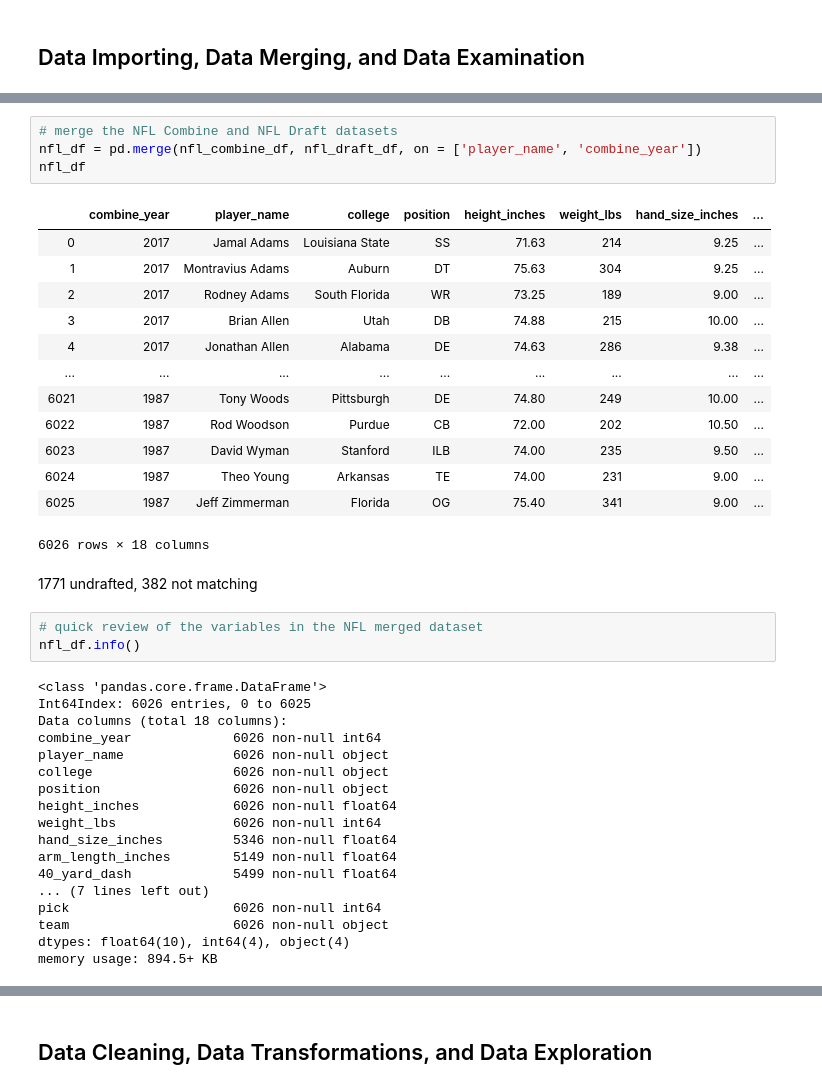
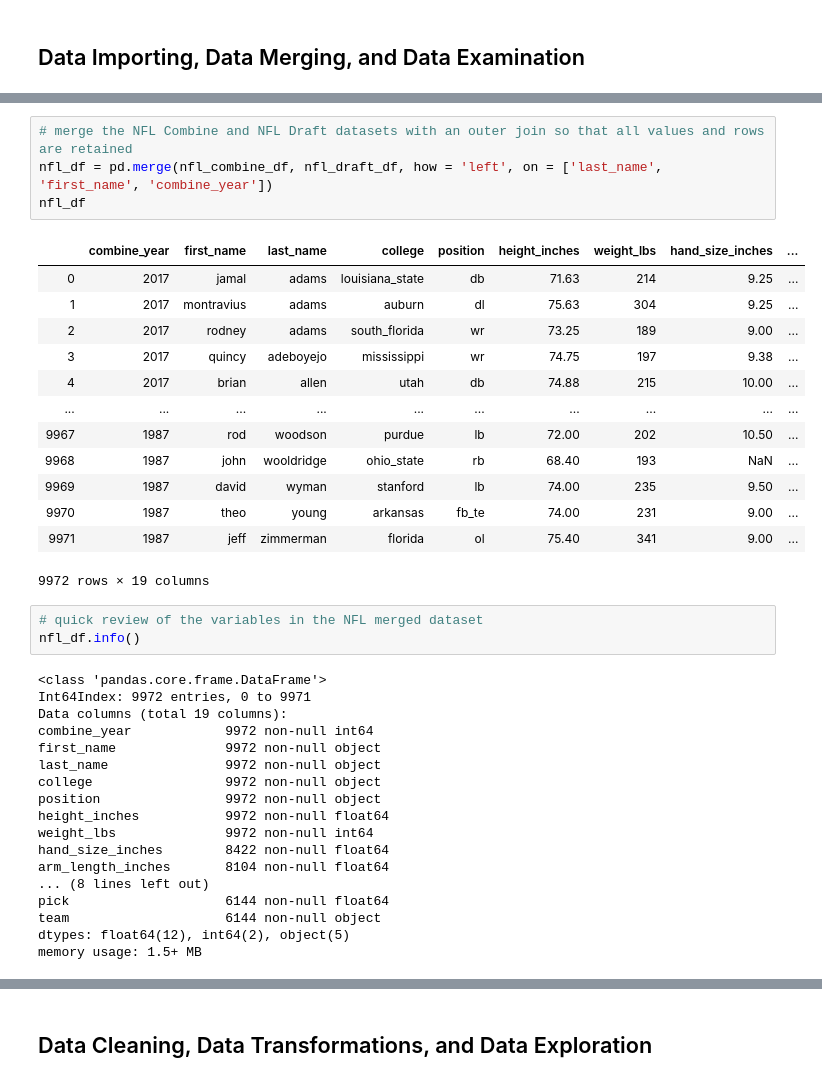
Before and after one commit to michaelpallante/nfl_combine_classification_modeling, a Jupyter notebook: notebooks/nfl_combine_eda.ipynb, the cells around one changed output, grey strips where cells are left out. Drawn from its saved outputs; the diff is of its cells as text.

Commit message:
updated EDA notebook, updated data

```diff
--- a/notebooks/nfl_combine_eda.ipynb
+++ b/notebooks/nfl_combine_eda.ipynb
@@ -60,41 +60,39 @@ nfl_draft_df
 # %%
-# merge the NFL Combine and NFL Draft datasets
-nfl_df = pd.merge(nfl_combine_df, nfl_draft_df, on = ['player_name', 'combine_year'])
+# merge the NFL Combine and NFL Draft datasets with an outer join so that all values and rows are retained
+nfl_df = pd.merge(nfl_combine_df, nfl_draft_df, how = 'left', on = ['last_name', 'first_name', 'combine_year'])
 nfl_df
 # %% [output]
-|  | combine_year | player_name | college | position | height_inches | weight_lbs | hand_size_inches | ... |
-| 0 | 2017 | Jamal Adams | Louisiana State | SS | 71.63 | 214 | 9.25 | ... |
-| 1 | 2017 | Montravius Adams | Auburn | DT | 75.63 | 304 | 9.25 | ... |
-| 2 | 2017 | Rodney Adams | South Florida | WR | 73.25 | 189 | 9.00 | ... |
-| 3 | 2017 | Brian Allen | Utah | DB | 74.88 | 215 | 10.00 | ... |
-| 4 | 2017 | Jonathan Allen | Alabama | DE | 74.63 | 286 | 9.38 | ... |
-| ... | ... | ... | ... | ... | ... | ... | ... | ... |
-| 6021 | 1987 | Tony Woods | Pittsburgh | DE | 74.80 | 249 | 10.00 | ... |
-| 6022 | 1987 | Rod Woodson | Purdue | CB | 72.00 | 202 | 10.50 | ... |
-| 6023 | 1987 | David Wyman | Stanford | ILB | 74.00 | 235 | 9.50 | ... |
-| 6024 | 1987 | Theo Young | Arkansas | TE | 74.00 | 231 | 9.00 | ... |
-| 6025 | 1987 | Jeff Zimmerman | Florida | OG | 75.40 | 341 | 9.00 | ... |
+|  | combine_year | first_name | last_name | college | position | height_inches | weight_lbs | hand_size_inches | ... |
+| 0 | 2017 | jamal | adams | louisiana_state | db | 71.63 | 214 | 9.25 | ... |
+| 1 | 2017 | montravius | adams | auburn | dl | 75.63 | 304 | 9.25 | ... |
+| 2 | 2017 | rodney | adams | south_florida | wr | 73.25 | 189 | 9.00 | ... |
+| 3 | 2017 | quincy | adeboyejo | mississippi | wr | 74.75 | 197 | 9.38 | ... |
+| 4 | 2017 | brian | allen | utah | db | 74.88 | 215 | 10.00 | ... |
+| ... | ... | ... | ... | ... | ... | ... | ... | ... | ... |
+| 9967 | 1987 | rod | woodson | purdue | lb | 72.00 | 202 | 10.50 | ... |
+| 9968 | 1987 | john | wooldridge | ohio_state | rb | 68.40 | 193 | NaN | ... |
+| 9969 | 1987 | david | wyman | stanford | lb | 74.00 | 235 | 9.50 | ... |
+| 9970 | 1987 | theo | young | arkansas | fb_te | 74.00 | 231 | 9.00 | ... |
+| 9971 | 1987 | jeff | zimmerman | florida | ol | 75.40 | 341 | 9.00 | ... |
-6026 rows × 18 columns
+9972 rows × 19 columns
-# %% [markdown]
-1771 undrafted, 382 not matching
 # %%
 # quick review of the variables in the NFL merged dataset
 nfl_df.info()
 # %% [output]
 <class 'pandas.core.frame.DataFrame'>
-Int64Index: 6026 entries, 0 to 6025
-Data columns (total 18 columns):
-combine_year             6026 non-null int64
-player_name              6026 non-null object
-college                  6026 non-null object
-position                 6026 non-null object
-height_inches            6026 non-null float64
-weight_lbs               6026 non-null int64
-hand_size_inches         5346 non-null float64
-arm_length_inches        5149 non-null float64
-40_yard_dash             5499 non-null float64
-... (7 lines left out)
-pick                     6026 non-null int64
-team                     6026 non-null object
-dtypes: float64(10), int64(4), object(4)
-memory usage: 894.5+ KB
+Int64Index: 9972 entries, 0 to 9971
+Data columns (total 19 columns):
+combine_year            9972 non-null int64
+first_name              9972 non-null object
+last_name               9972 non-null object
+college                 9972 non-null object
+position                9972 non-null object
+height_inches           9972 non-null float64
+weight_lbs              9972 non-null int64
+hand_size_inches        8422 non-null float64
+arm_length_inches       8104 non-null float64
+... (8 lines left out)
+pick                    6144 non-null float64
+team                    6144 non-null object
+dtypes: float64(12), int64(2), object(5)
+memory usage: 1.5+ MB
```
Also changed, not shown: parts of 7 cells of this notebook, 2 other files.
